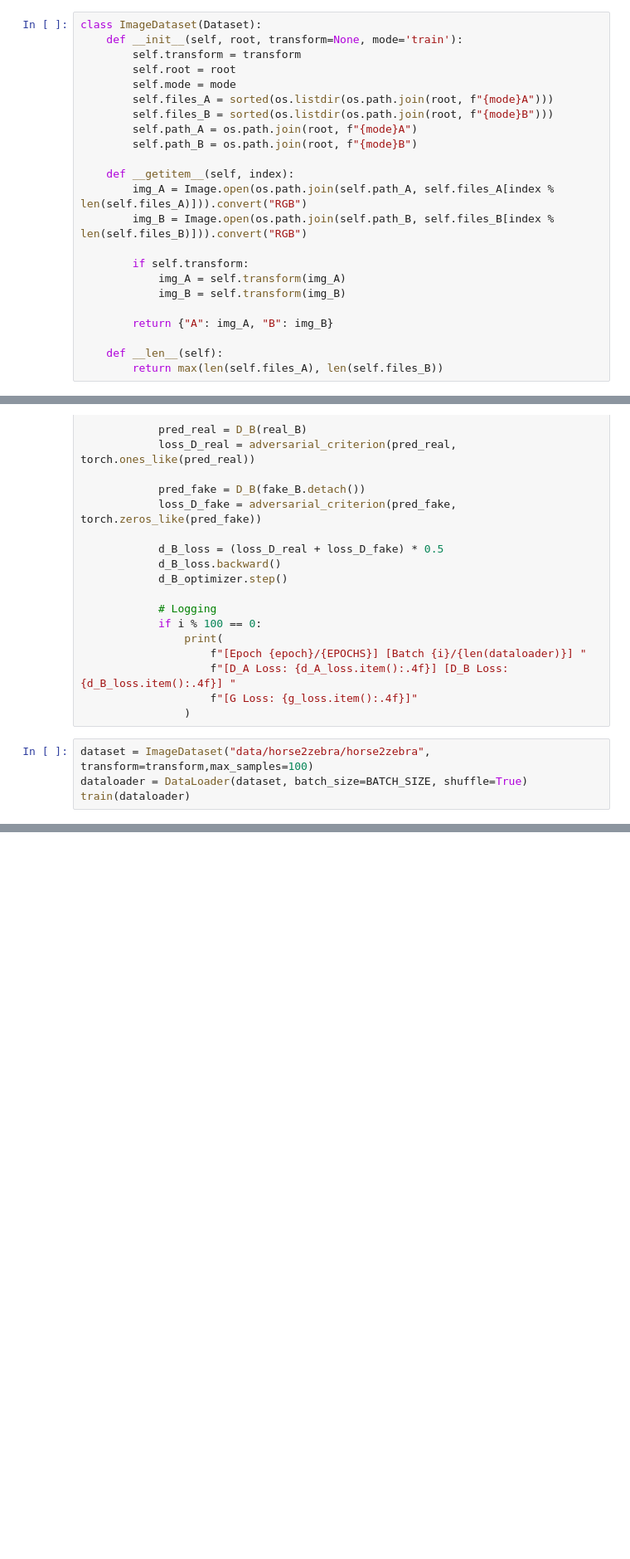
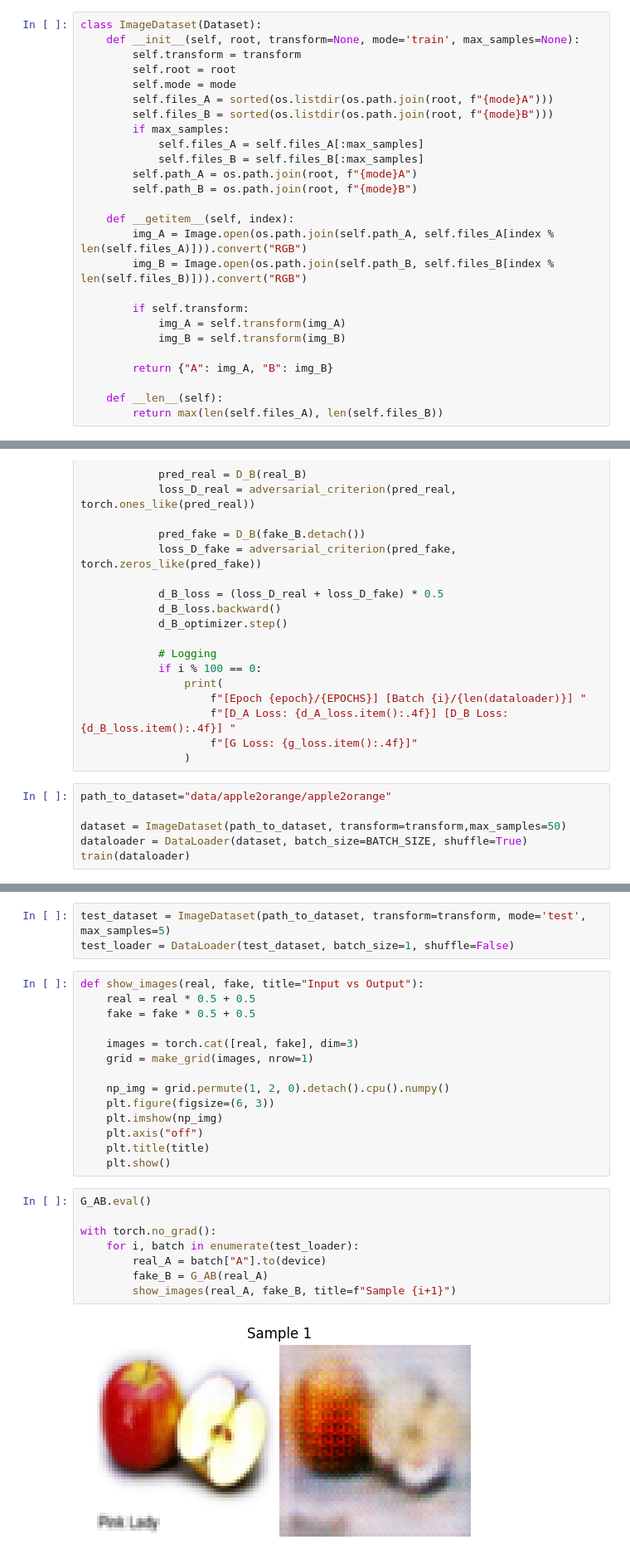
Before and after one commit to filipremsik/NS_projekt_3, a Jupyter notebook: Projekt_3.ipynb, the cells around one changed output, grey strips where cells are left out. Shown at 83% size. Saved outputs shown, nothing was run; the diff lists cells and outputs as text; blank space fills up the shorter version.

```diff
--- a/Projekt_3.ipynb
+++ b/Projekt_3.ipynb
@@ -71,12 +73,15 @@ LAMBDA_CYCLE = 10.0
 LAMBDA_IDENTITY = 5.0
 # %%
 class ImageDataset(Dataset):
-    def __init__(self, root, transform=None, mode='train'):
+    def __init__(self, root, transform=None, mode='train', max_samples=None):
         self.transform = transform
         self.root = root
         self.mode = mode
         self.files_A = sorted(os.listdir(os.path.join(root, f"{mode}A")))
         self.files_B = sorted(os.listdir(os.path.join(root, f"{mode}B")))
+        if max_samples:
+            self.files_A = self.files_A[:max_samples]
+            self.files_B = self.files_B[:max_samples]
         self.path_A = os.path.join(root, f"{mode}A")
         self.path_B = os.path.join(root, f"{mode}B")
 
@@ -297,7 +299,9 @@ def train(dataloader):
                     f"[G Loss: {g_loss.item():.4f}]"
                 )
 # %%
-dataset = ImageDataset("data/horse2zebra/horse2zebra", transform=transform,max_samples=100)
+path_to_dataset="data/apple2orange/apple2orange"
+
+dataset = ImageDataset(path_to_dataset, transform=transform,max_samples=50)
 dataloader = DataLoader(dataset, batch_size=BATCH_SIZE, shuffle=True)
 train(dataloader)
 # %% [output]
@@ -309,0 +328,27 @@ KeyboardInterrupt:
+# %%
+test_dataset = ImageDataset(path_to_dataset, transform=transform, mode='test', max_samples=5)
+test_loader = DataLoader(test_dataset, batch_size=1, shuffle=False)
+# %%
+def show_images(real, fake, title="Input vs Output"):
+    real = real * 0.5 + 0.5
+    fake = fake * 0.5 + 0.5
+
+    images = torch.cat([real, fake], dim=3)
+    grid = make_grid(images, nrow=1)
+
+    np_img = grid.permute(1, 2, 0).detach().cpu().numpy()
+    plt.figure(figsize=(6, 3))
+    plt.imshow(np_img)
+    plt.axis("off")
+    plt.title(title)
+    plt.show()
+# %%
+G_AB.eval()
+
+with torch.no_grad():
+    for i, batch in enumerate(test_loader):
+        real_A = batch["A"].to(device)
+        fake_B = G_AB(real_A)
+        show_images(real_A, fake_B, title=f"Sample {i+1}")
+# %% [output]
+[figure, added]
```
Also changed, not shown: parts of 5 cells of this notebook, 1 other file.
